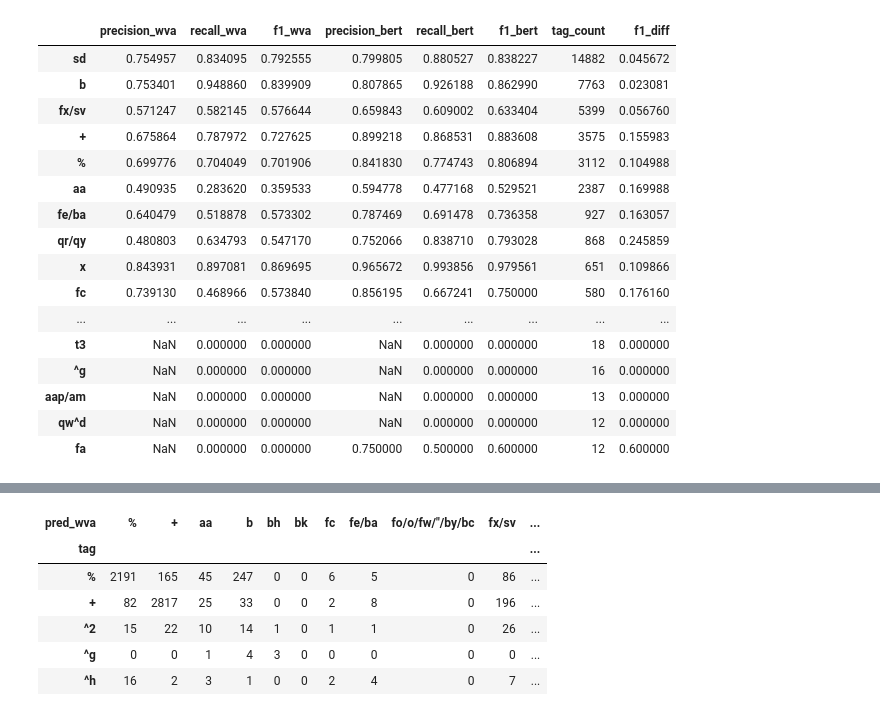
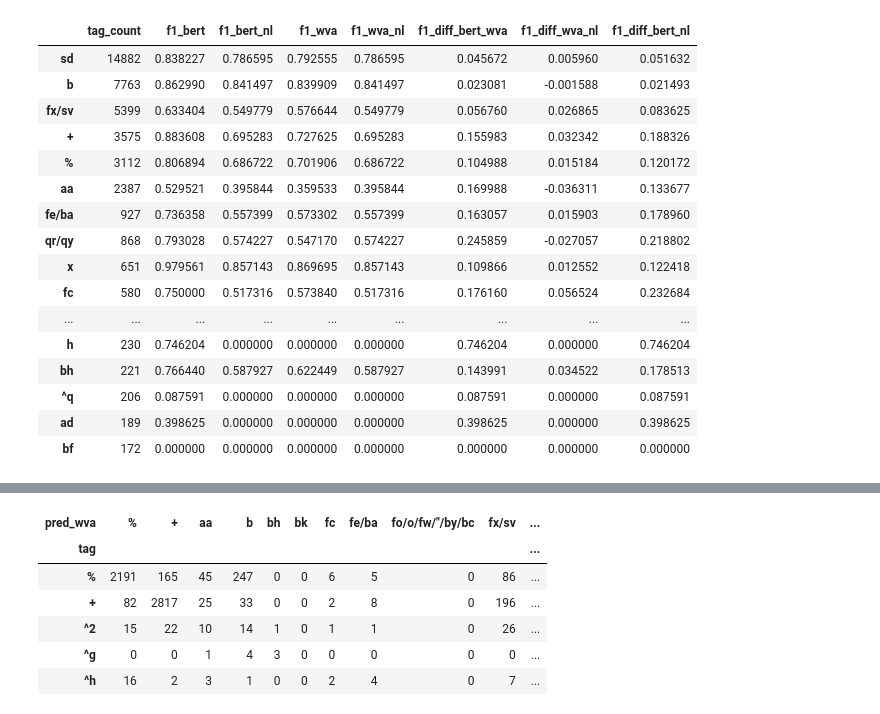
Before and after one commit to GU-CLASP/DistributionalDiscourse, a Jupyter notebook: Analysis.ipynb, the cells around one changed output, grey strips where cells are left out. Cells and saved outputs as stored; diff of their text form; code cells hidden in the pictures.

```diff
--- a/Analysis.ipynb
+++ b/Analysis.ipynb
@@ -49,0 +66,13 @@ sdf['f1_diff'] = sdf.f1_bert - sdf.f1_wva
+# %%
+sdf = pd.merge(scores(df, 'wva'), scores(df, 'bert'), left_index=True, right_index=True)
+sdf = pd.merge(sdf, scores(df, 'wva_nl'), left_index=True, right_index=True)
+sdf = pd.merge(sdf, scores(df, 'bert_nl'), left_index=True, right_index=True)
+
+sdf['tag_count'] = df.tag.value_counts()
+sdf['f1_diff_bert_wva'] = sdf.f1_bert - sdf.f1_wva
+sdf['f1_diff_wva_nl'] = sdf.f1_wva - sdf.f1_wva_nl
+sdf['f1_diff_bert_nl'] = sdf.f1_bert - sdf.f1_bert_nl
+f1_cols = ['tag_count', 'f1_bert', 'f1_bert_nl', 'f1_wva', 'f1_wva_nl', 'f1_diff_bert_wva', 'f1_diff_wva_nl', 'f1_diff_bert_nl']
+# %%
+sdf = sdf.sort_values('f1_diff_bert_wva', ascending=False)
+sdf[f1_cols].head(10)
@@ -49,0 +91,3 @@ sdf['f1_diff'] = sdf.f1_bert - sdf.f1_wva
+# %%
+sdf = sdf.sort_values('f1_diff_wva_nl', ascending=False)
+sdf[f1_cols].head(10)
@@ -49,0 +106,3 @@ sdf['f1_diff'] = sdf.f1_bert - sdf.f1_wva
+# %%
+sdf = sdf.sort_values('f1_diff_bert_nl', ascending=False)
+sdf[f1_cols].head(10)
@@ -50,21 +121,21 @@ sdf['f1_diff'] = sdf.f1_bert - sdf.f1_wva
 # %%
 sdf = sdf.sort_values('tag_count', ascending=False)
-sdf
+sdf[f1_cols].head(20)
 # %% [output]
-|  | precision_wva | recall_wva | f1_wva | precision_bert | recall_bert | f1_bert | tag_count | f1_diff |
-| sd | 0.754957 | 0.834095 | 0.792555 | 0.799805 | 0.880527 | 0.838227 | 14882 | 0.045672 |
-| b | 0.753401 | 0.948860 | 0.839909 | 0.807865 | 0.926188 | 0.862990 | 7763 | 0.023081 |
-| fx/sv | 0.571247 | 0.582145 | 0.576644 | 0.659843 | 0.609002 | 0.633404 | 5399 | 0.056760 |
-| + | 0.675864 | 0.787972 | 0.727625 | 0.899218 | 0.868531 | 0.883608 | 3575 | 0.155983 |
-| % | 0.699776 | 0.704049 | 0.701906 | 0.841830 | 0.774743 | 0.806894 | 3112 | 0.104988 |
-| aa | 0.490935 | 0.283620 | 0.359533 | 0.594778 | 0.477168 | 0.529521 | 2387 | 0.169988 |
-| fe/ba | 0.640479 | 0.518878 | 0.573302 | 0.787469 | 0.691478 | 0.736358 | 927 | 0.163057 |
-| qr/qy | 0.480803 | 0.634793 | 0.547170 | 0.752066 | 0.838710 | 0.793028 | 868 | 0.245859 |
-| x | 0.843931 | 0.897081 | 0.869695 | 0.965672 | 0.993856 | 0.979561 | 651 | 0.109866 |
-| fc | 0.739130 | 0.468966 | 0.573840 | 0.856195 | 0.667241 | 0.750000 | 580 | 0.176160 |
+|  | tag_count | f1_bert | f1_bert_nl | f1_wva | f1_wva_nl | f1_diff_bert_wva | f1_diff_wva_nl | f1_diff_bert_nl |
+| sd | 14882 | 0.838227 | 0.786595 | 0.792555 | 0.786595 | 0.045672 | 0.005960 | 0.051632 |
+| b | 7763 | 0.862990 | 0.841497 | 0.839909 | 0.841497 | 0.023081 | -0.001588 | 0.021493 |
+| fx/sv | 5399 | 0.633404 | 0.549779 | 0.576644 | 0.549779 | 0.056760 | 0.026865 | 0.083625 |
+| + | 3575 | 0.883608 | 0.695283 | 0.727625 | 0.695283 | 0.155983 | 0.032342 | 0.188326 |
+| % | 3112 | 0.806894 | 0.686722 | 0.701906 | 0.686722 | 0.104988 | 0.015184 | 0.120172 |
+| aa | 2387 | 0.529521 | 0.395844 | 0.359533 | 0.395844 | 0.169988 | -0.036311 | 0.133677 |
+| fe/ba | 927 | 0.736358 | 0.557399 | 0.573302 | 0.557399 | 0.163057 | 0.015903 | 0.178960 |
+| qr/qy | 868 | 0.793028 | 0.574227 | 0.547170 | 0.574227 | 0.245859 | -0.027057 | 0.218802 |
+| x | 651 | 0.979561 | 0.857143 | 0.869695 | 0.857143 | 0.109866 | 0.012552 | 0.122418 |
+| fc | 580 | 0.750000 | 0.517316 | 0.573840 | 0.517316 | 0.176160 | 0.056524 | 0.232684 |
 | ... | ... | ... | ... | ... | ... | ... | ... | ... |
-| t3 | NaN | 0.000000 | 0.000000 | NaN | 0.000000 | 0.000000 | 18 | 0.000000 |
-| ^g | NaN | 0.000000 | 0.000000 | NaN | 0.000000 | 0.000000 | 16 | 0.000000 |
-| aap/am | NaN | 0.000000 | 0.000000 | NaN | 0.000000 | 0.000000 | 13 | 0.000000 |
-| qw^d | NaN | 0.000000 | 0.000000 | NaN | 0.000000 | 0.000000 | 12 | 0.000000 |
-| fa | NaN | 0.000000 | 0.000000 | 0.750000 | 0.500000 | 0.600000 | 12 | 0.600000 |
+| h | 230 | 0.746204 | 0.000000 | 0.000000 | 0.000000 | 0.746204 | 0.000000 | 0.746204 |
+| bh | 221 | 0.766440 | 0.587927 | 0.622449 | 0.587927 | 0.143991 | 0.034522 | 0.178513 |
+| ^q | 206 | 0.087591 | 0.000000 | 0.000000 | 0.000000 | 0.087591 | 0.000000 | 0.087591 |
+| ad | 189 | 0.398625 | 0.000000 | 0.000000 | 0.000000 | 0.398625 | 0.000000 | 0.398625 |
+| bf | 172 | 0.000000 | 0.000000 | 0.000000 | 0.000000 | 0.000000 | 0.000000 | 0.000000 |
```
Also changed, not shown: parts of 11 cells of this notebook.
